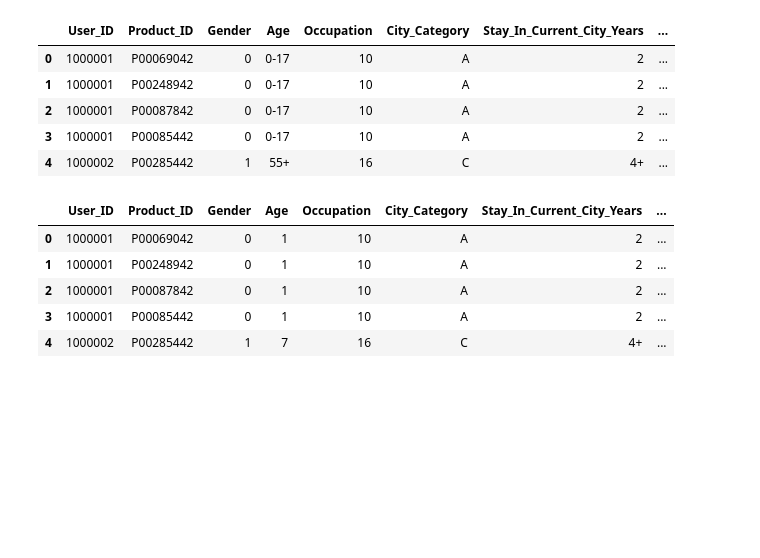
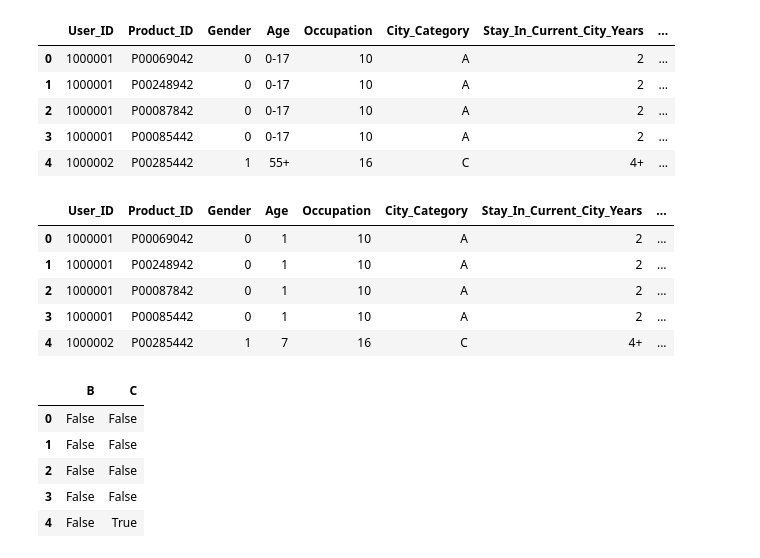
Before and after one commit to sai14karthik/Black-Friday-, a Jupyter notebook: code.ipynb, the cells around one changed output. Cells and saved outputs as stored; diff of their text form; code cells hidden in the pictures; blank space fills up the shorter version.

```diff
--- a/code.ipynb
+++ b/code.ipynb
@@ -111,3 +111,13 @@ df.head()
 | 2 | 1000001 | P00087842 | 0 | 1 | 10 | A | 2 | ... |
 | 3 | 1000001 | P00085442 | 0 | 1 | 10 | A | 2 | ... |
 | 4 | 1000002 | P00285442 | 1 | 7 | 16 | C | 4+ | ... |
+# %%
+df_city=pd.get_dummies(df['City_Category'],drop_first=True)
+df_city.head()
+# %% [output]
+|  | B | C |
+| 0 | False | False |
+| 1 | False | False |
+| 2 | False | False |
+| 3 | False | False |
+| 4 | False | True |
```
Also changed, not shown: parts of 21 cells of this notebook.
